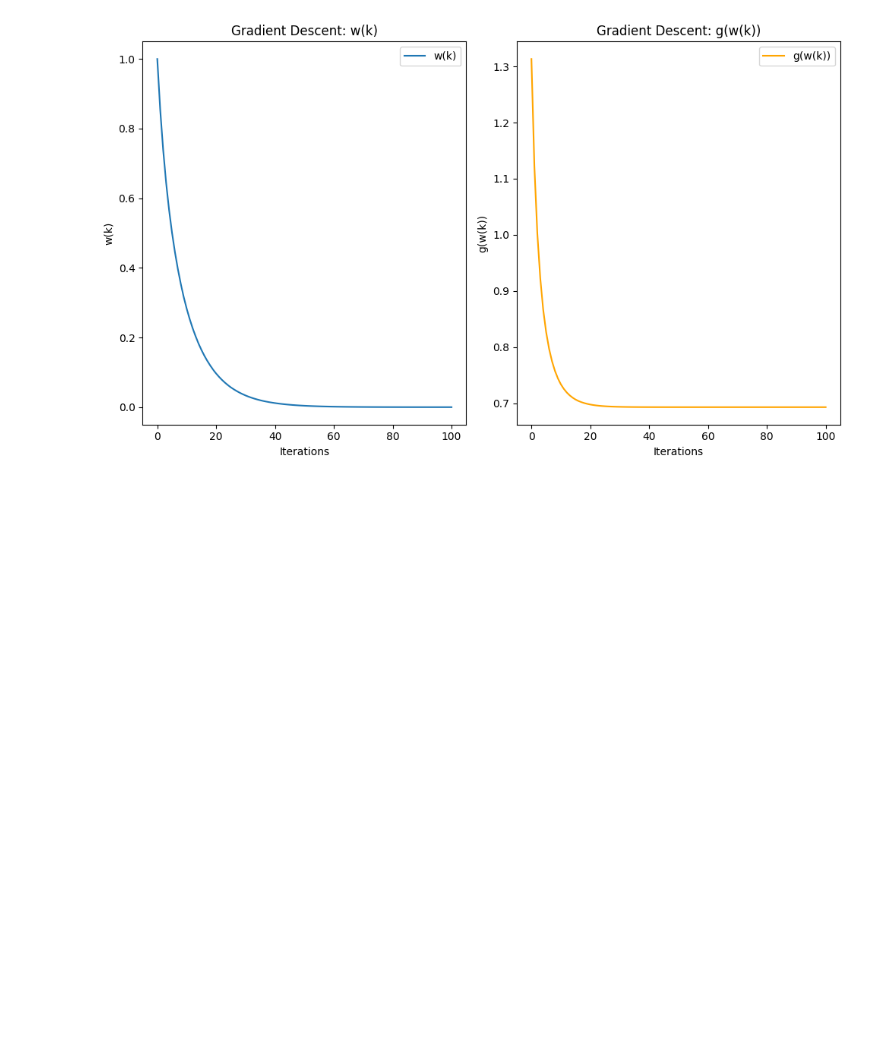
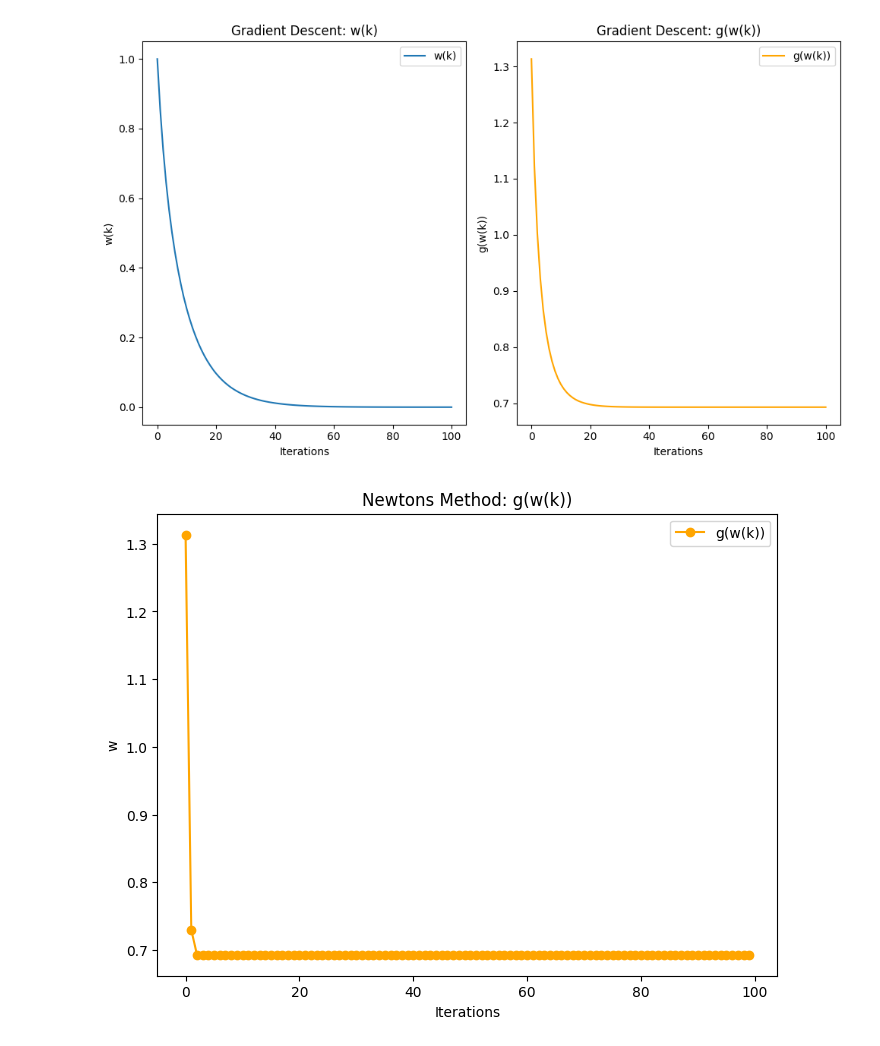
Before and after one commit to nd-turner/ECE, a Jupyter notebook: Homework/Hw2/Hw2.ipynb, the cells around one changed output. Drawn from its saved outputs; the diff is of its cells as text; code cells hidden in the pictures; blank space fills up the shorter version.

Commit message:
finished problem 2 with the newton method of approximation.

```diff
--- a/Homework/Hw2/Hw2.ipynb
+++ b/Homework/Hw2/Hw2.ipynb
@@ -70,4 +70,57 @@ plt.show()
 # %%
 #problem2
 import numpy as np
 import matplotlib.pyplot as plt
+
+#this is the cost function
+def g(w):
+    return np.log(1 + np.exp(w**2))
+
+#this is the first derivative that we will use for gradient descent
+def g_1p(w):
+    return (2*np.exp(w**2) * w) / (1+ np.exp(w**2))
+
+#this is the second derivative that we will use for the newton method of approximation
+def g_2p(w):
+    max_w = np.max(w)
+    exp_term = np.exp(w - max_w)
+    numerator = 2 * exp_term * (2 * w**2 + exp_term + 1)
+    denominator = (1 + exp_term)**2
+    result = numerator / denominator
+    return result
+
+
+#function that graphs other functions (ONLY WORKS WITH BASIC FUNCTIONS)
+def graphFunction(func, k):
+    function = np.zeros(k)
+    for i in range(k):
+        function[i] = func(i)
+    plt.plot(function)
+
+#graphFunction(g_2p,1000)
+
+def newtonApproximation(w_init,g_1p,g_2p,k):
+    w = np.zeros(k)
+    w[0] = w_init
+
+    for i in range(1, k):
+        w[i] = w[i-1] - (g_1p(w[i-1])) / (g_2p(w[i-1]))
+    return w
+
+w_init = 1
+k=100
+w = newtonApproximation(w_init,g_1p,g_2p,k)
+
+# Calculate g(w(k)) for each iteration
+g_values = [g(w) for w in w]
+
+# Plot the Newton approximation
+plt.figure(figsize=(8, 6))
+plt.plot(g_values, marker='o', label='g(w(k))', color='orange')
+plt.title("Newtons Method: g(w(k))")
+plt.xlabel('Iterations')
+plt.ylabel('w')
+plt.legend()
+plt.show()
+# %% [output]
+[figure, added]
```
Also changed, not shown: parts of 1 cell of this notebook.
